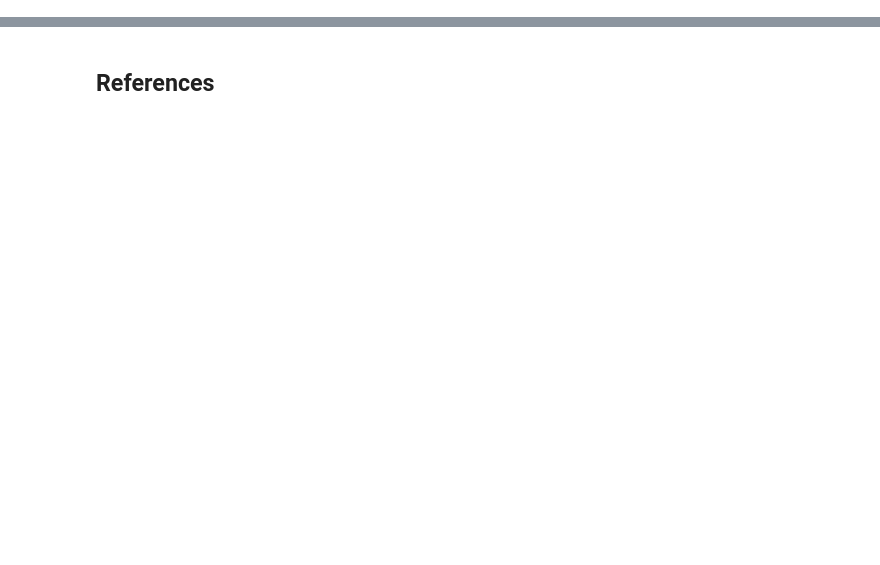
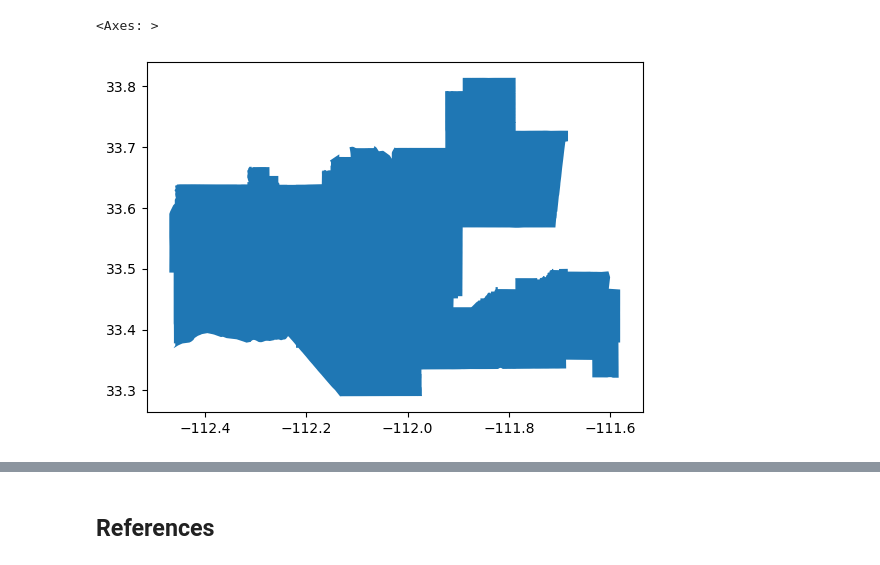
Before and after one commit to mmorenorolon/bii-change-phoenix, a Jupyter notebook: bii-change-phoenix.ipynb, the cells around one changed output, grey strips where cells are left out. Drawn from its saved outputs; the diff is of its cells as text; code cells hidden in the pictures; blank space fills up the shorter version.

Commit message:
load bii change datasets and their data exploration

```diff
--- a/bii-change-phoenix.ipynb
+++ b/bii-change-phoenix.ipynb
@@ -28,0 +62,6 @@ import contextily as ctx # basemap
+# %%
+# Import county subdivisions for the state of Arizona
+cousub = gpd.read_file(os.path.join("data","tl_2024_04_cousub","tl_2024_04_cousub.shp"))
+
+# Inspect the columns
+cousub.columns
@@ -28,0 +73,6 @@ import contextily as ctx # basemap
+# %%
+# Subset to the Phoenix county subdivisions and match it to the BII CRS
+phoenix = cousub[cousub["NAME"] == "Phoenix"].to_crs("EPSG:4326")
+
+# View the geodataframe
+phoenix
@@ -28,0 +147,6 @@ import contextily as ctx # basemap
+# %%
+# Do a quick view of the phoenix polygon
+phoenix.plot()
+# %% [output]
+<Axes: >
+[figure, added]
```
Also changed, not shown: parts of 59 cells of this notebook.
